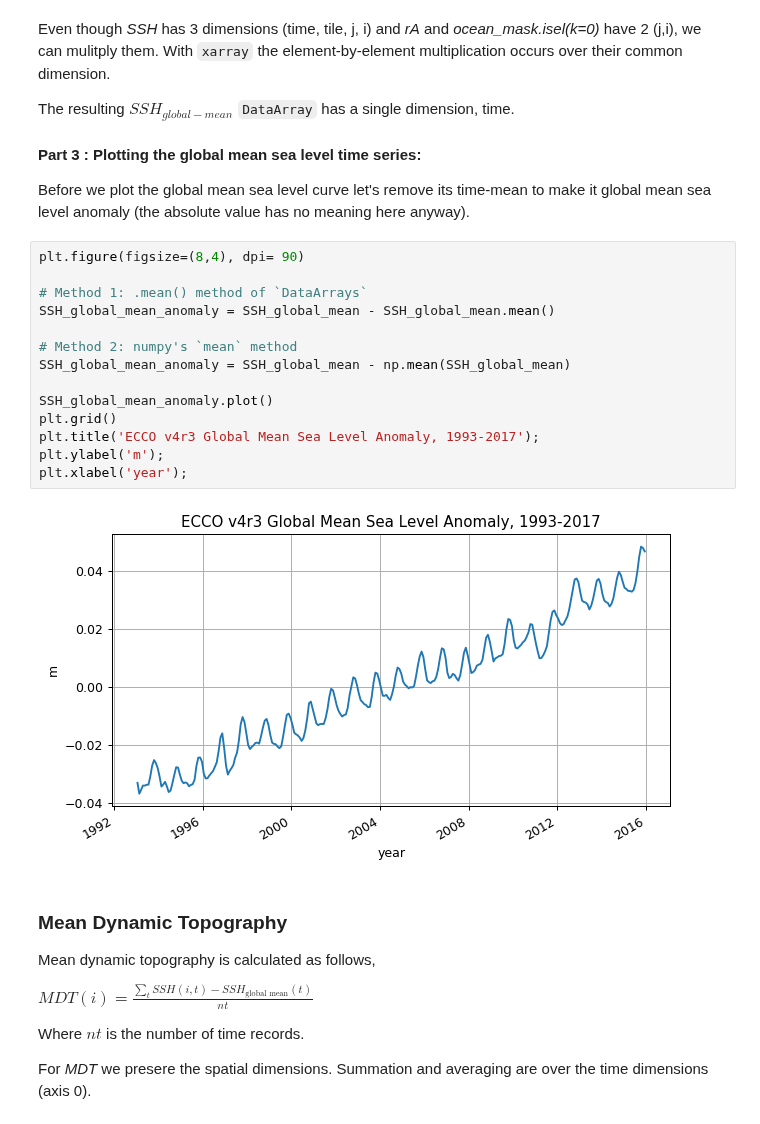
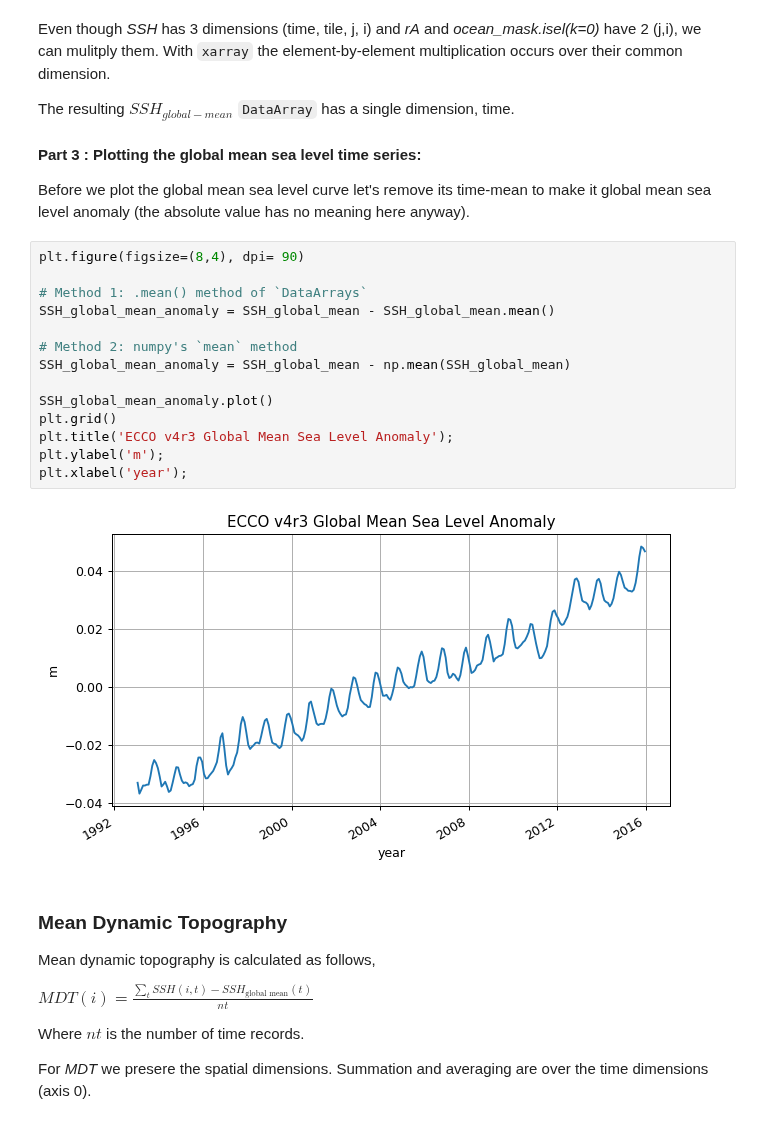
Before and after one commit to ECCO-GROUP/ECCO-v4-Python-Tutorial, a Jupyter notebook: Tutorials_as_Jupyter_Notebooks/ECCO_v4_Example_calculations_with_scalar_quantities.ipynb, the cells around one changed output. Cells and saved outputs as stored; diff of their text form.

```diff
--- a/Tutorials_as_Jupyter_Notebooks/ECCO_v4_Example_calculations_with_scalar_quantities.ipynb
+++ b/Tutorials_as_Jupyter_Notebooks/ECCO_v4_Example_calculations_with_scalar_quantities.ipynb
@@ -206,19 +206,19 @@ Before we plot the global mean sea level curve let's remove its time-mean to mak
 # %%
 plt.figure(figsize=(8,4), dpi= 90)
 
 # Method 1: .mean() method of `DataArrays`
 SSH_global_mean_anomaly = SSH_global_mean - SSH_global_mean.mean()
 
 # Method 2: numpy's `mean` method
 SSH_global_mean_anomaly = SSH_global_mean - np.mean(SSH_global_mean)
 
 SSH_global_mean_anomaly.plot()
 plt.grid()
-plt.title('ECCO v4r3 Global Mean Sea Level Anomaly, 1993-2017');
+plt.title('ECCO v4r3 Global Mean Sea Level Anomaly');
 plt.ylabel('m');
 plt.xlabel('year');
 # %% [output]
-[figure, old version]
+[figure, new version]
 # %% [markdown]
 ### Mean Dynamic Topography
 
```
Also changed, not shown: parts of 5 cells of this notebook, 1 other file.
